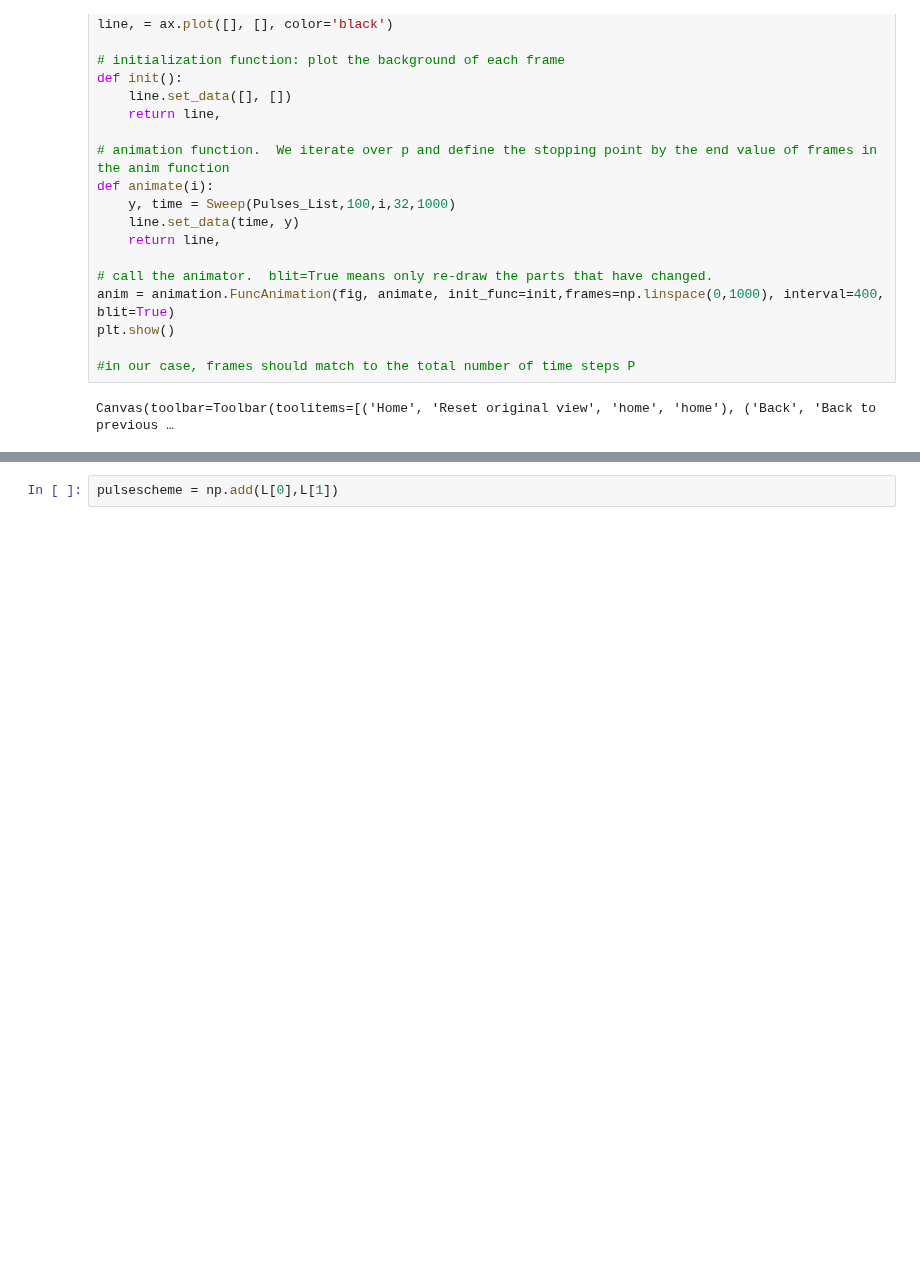
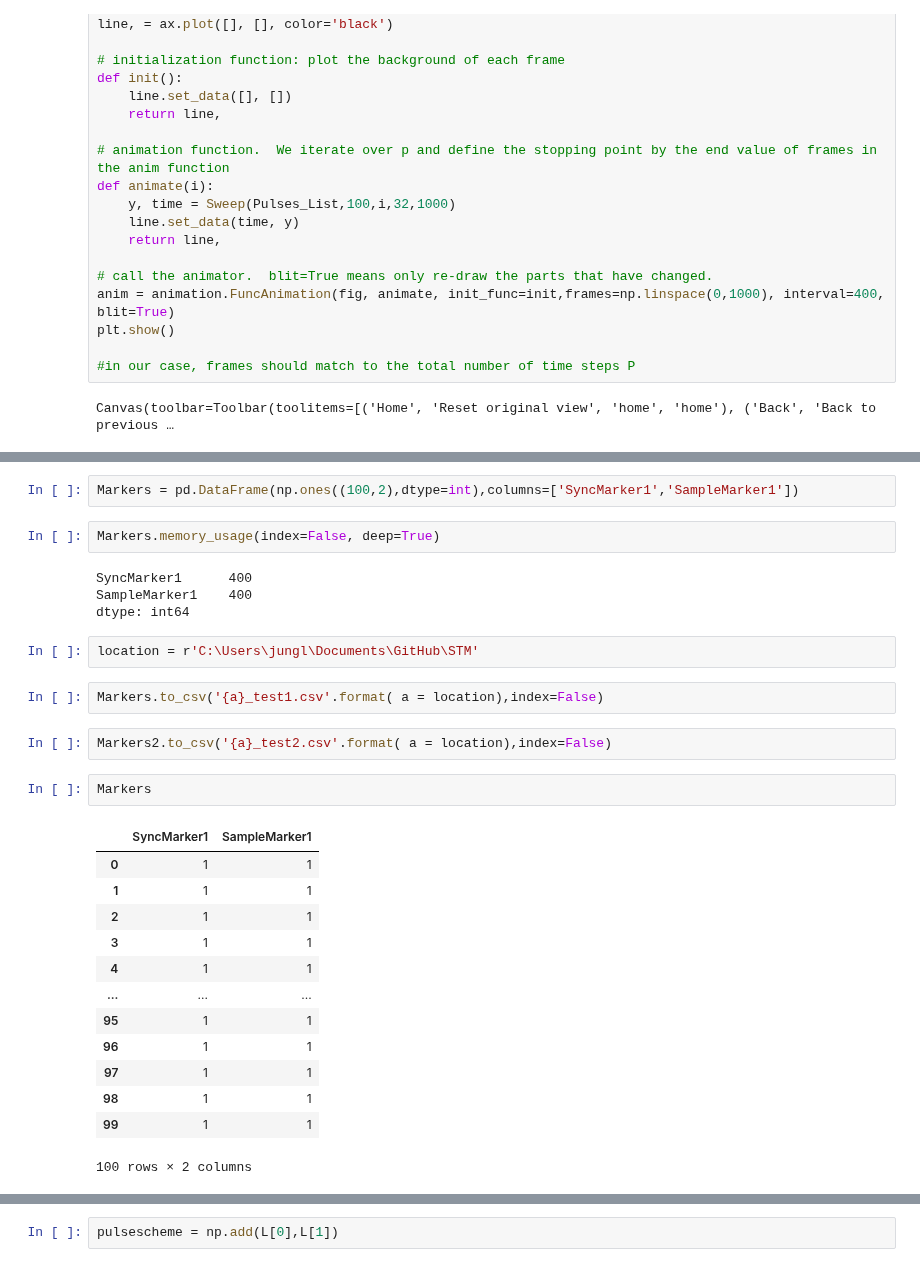
Before and after one commit to Holcan/STM, a Jupyter notebook: M8190/Sweeping faster.ipynb, the cells around one changed output, grey strips where cells are left out. Saved outputs shown, nothing was run; the diff lists cells and outputs as text; blank space fills up the shorter version.

```diff
--- a/M8190/Sweeping faster.ipynb
+++ b/M8190/Sweeping faster.ipynb
@@ -134,0 +157,30 @@ Canvas(toolbar=Toolbar(toolitems=[('Home', 'Reset original view', 'home', 'home'
+# %%
+Markers = pd.DataFrame(np.ones((100,2),dtype=int),columns=['SyncMarker1','SampleMarker1'])
+# %%
+Markers.memory_usage(index=False, deep=True)
+# %% [output]
+SyncMarker1      400
+SampleMarker1    400
+dtype: int64
+# %%
+location = r'C:\Users\jungl\Documents\GitHub\STM'
+# %%
+Markers.to_csv('{a}_test1.csv'.format( a = location),index=False)
+# %%
+Markers2.to_csv('{a}_test2.csv'.format( a = location),index=False)
+# %%
+Markers
+# %% [output]
+|  | SyncMarker1 | SampleMarker1 |
+| 0 | 1 | 1 |
+| 1 | 1 | 1 |
+| 2 | 1 | 1 |
+| 3 | 1 | 1 |
+| 4 | 1 | 1 |
+| ... | ... | ... |
+| 95 | 1 | 1 |
+| 96 | 1 | 1 |
+| 97 | 1 | 1 |
+| 98 | 1 | 1 |
+| 99 | 1 | 1 |
+100 rows × 2 columns
```
Also changed, not shown: parts of 6 cells of this notebook, 5 other files.
